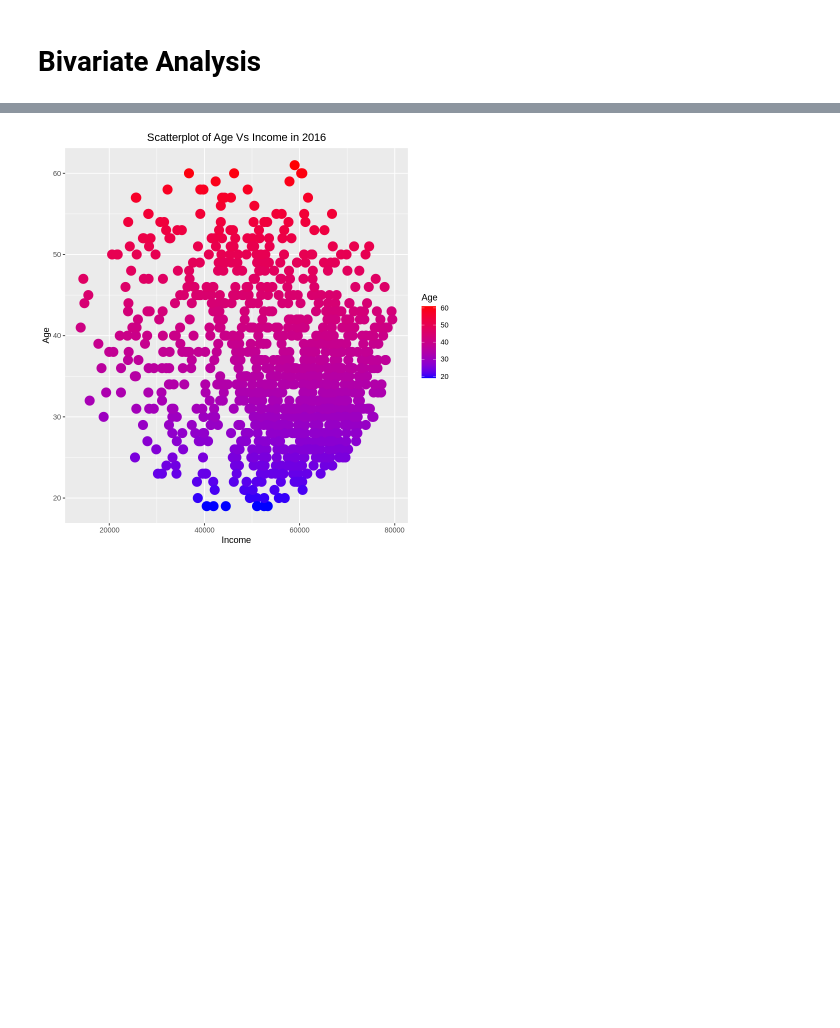
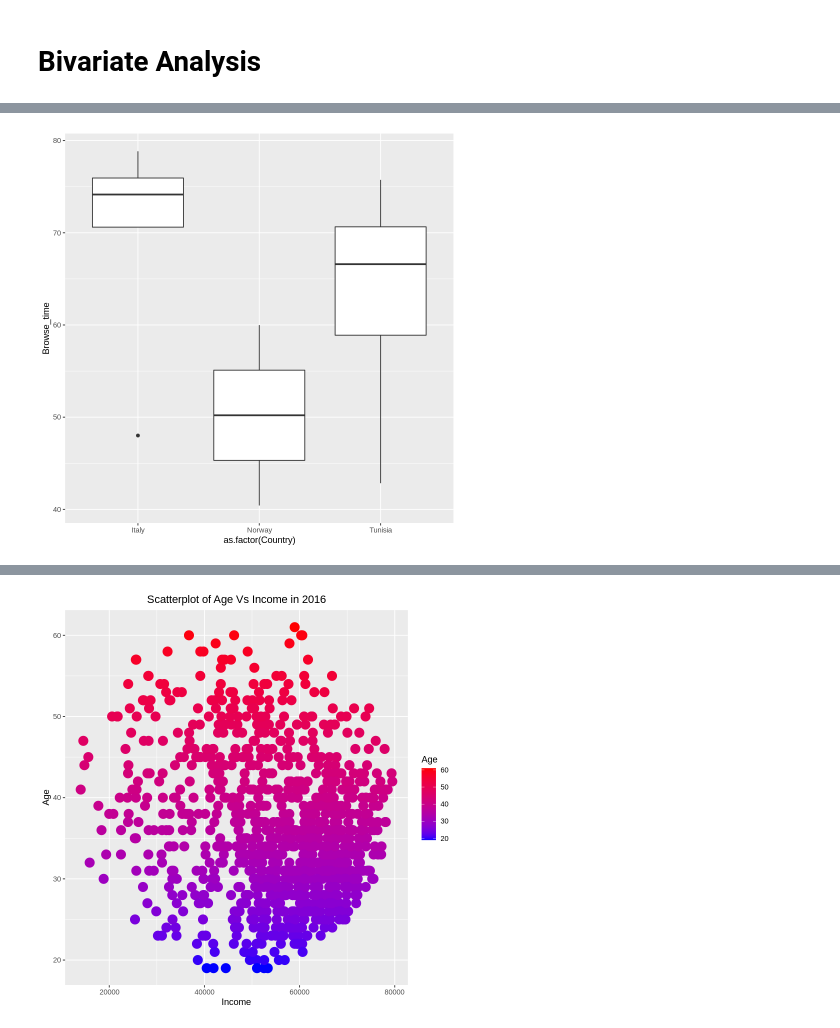
Before and after one commit to Obreintelly/Univariate_Bivariate_Analysis_in_R, a Jupyter notebook: Univariate_Bivariate_Analysis_with_R.ipynb, the cells around one changed output, grey strips where cells are left out. Saved outputs shown, nothing was run; the diff lists cells and outputs as text; code cells hidden in the pictures; blank space fills up the shorter version.

```diff
--- a/Univariate_Bivariate_Analysis_with_R.ipynb
+++ b/Univariate_Bivariate_Analysis_with_R.ipynb
@@ -358,0 +391,7 @@ print(p2 + ggtitle("Histogram of Income in 2016") + theme(plot.title = element_t
+# %%
+country <- filter(advert, Country %in% c("Tunisia", "Italy", "Norway"))
+
+ggplot(country, aes(x = as.factor(Country), y= Browse_time)) +
+geom_boxplot()
+# %% [output]
+[figure, added]
```
Also changed, not shown: parts of 20 cells of this notebook.
